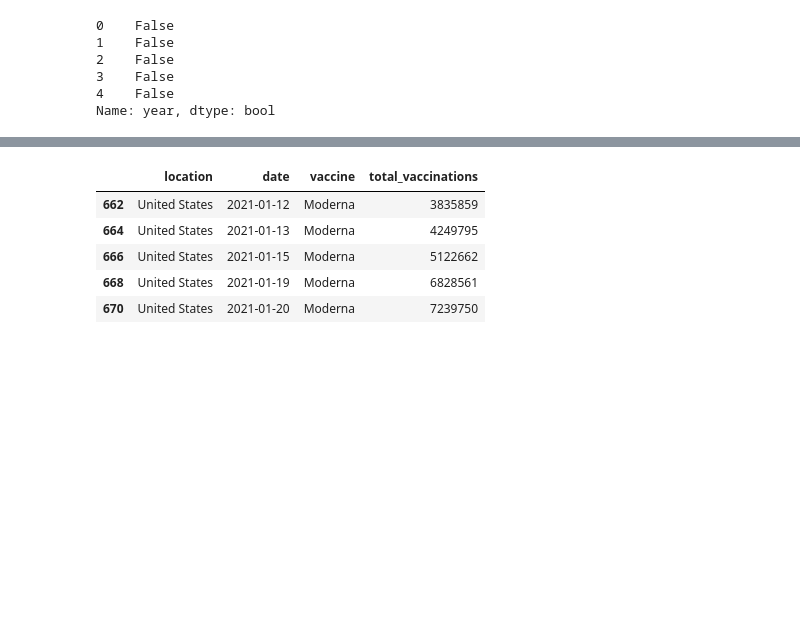
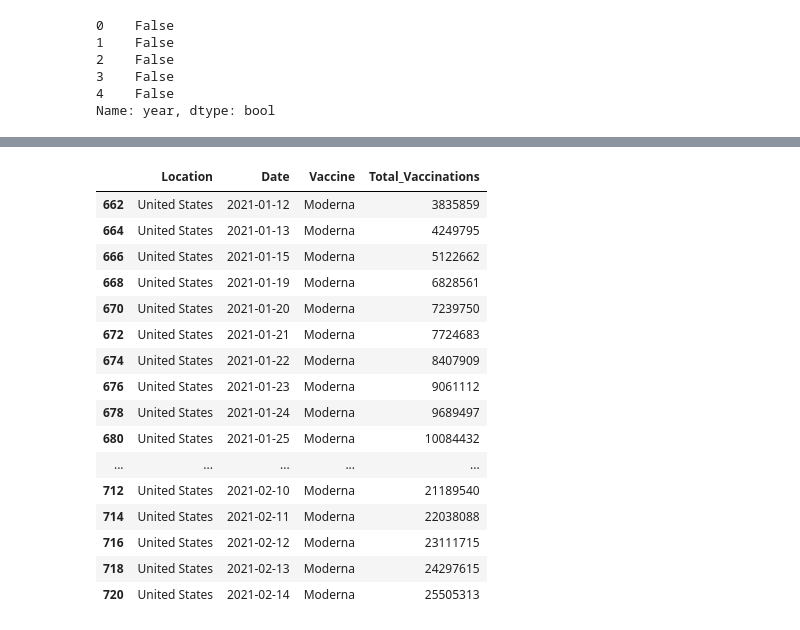
Before and after one commit to tduron3/I_Have_No_Clue, a Jupyter notebook: Project_1.ipynb, the cells around one changed output, grey strips where cells are left out. Saved outputs shown, nothing was run; the diff lists cells and outputs as text; code cells hidden in the pictures; blank space fills up the shorter version.

```diff
--- a/Project_1.ipynb
+++ b/Project_1.ipynb
@@ -372,17 +449,31 @@ vac_man_us_df.head()
 # %%
 # Build DataFrame for Current Data of Moderna Vaccines Administered - United States
 vac_man_df = vac_man_us_df[vac_man_us_df.vaccine=="Moderna"]
 
 # Print
 vac_man_df
 vac_man_df.head()
+
+# Rename Columns and Print
+vac_man_df.rename(columns = {'location':'Location','date':'Date','vaccine':'Vaccine','total_vaccinations':'Total_Vaccinations'})
 # %% [output]
-|  | location | date | vaccine | total_vaccinations |
+|  | Location | Date | Vaccine | Total_Vaccinations |
 | 662 | United States | 2021-01-12 | Moderna | 3835859 |
 | 664 | United States | 2021-01-13 | Moderna | 4249795 |
 | 666 | United States | 2021-01-15 | Moderna | 5122662 |
 | 668 | United States | 2021-01-19 | Moderna | 6828561 |
 | 670 | United States | 2021-01-20 | Moderna | 7239750 |
+| 672 | United States | 2021-01-21 | Moderna | 7724683 |
+| 674 | United States | 2021-01-22 | Moderna | 8407909 |
+| 676 | United States | 2021-01-23 | Moderna | 9061112 |
+| 678 | United States | 2021-01-24 | Moderna | 9689497 |
+| 680 | United States | 2021-01-25 | Moderna | 10084432 |
+| ... | ... | ... | ... | ... |
+| 712 | United States | 2021-02-10 | Moderna | 21189540 |
+| 714 | United States | 2021-02-11 | Moderna | 22038088 |
+| 716 | United States | 2021-02-12 | Moderna | 23111715 |
+| 718 | United States | 2021-02-13 | Moderna | 24297615 |
+| 720 | United States | 2021-02-14 | Moderna | 25505313 |
 # %%
 # Import Current Data for Vaccinations Administered - Total Amounts of Both Manufacturers - United States
 vac_man_admin_all_df = pd.read_csv(r'https://raw.githubusercontent.com/owid/covid-19-data/master/public/data/vaccinations/country_data/United%20States.csv')
```
Also changed, not shown: parts of 13 cells of this notebook.
